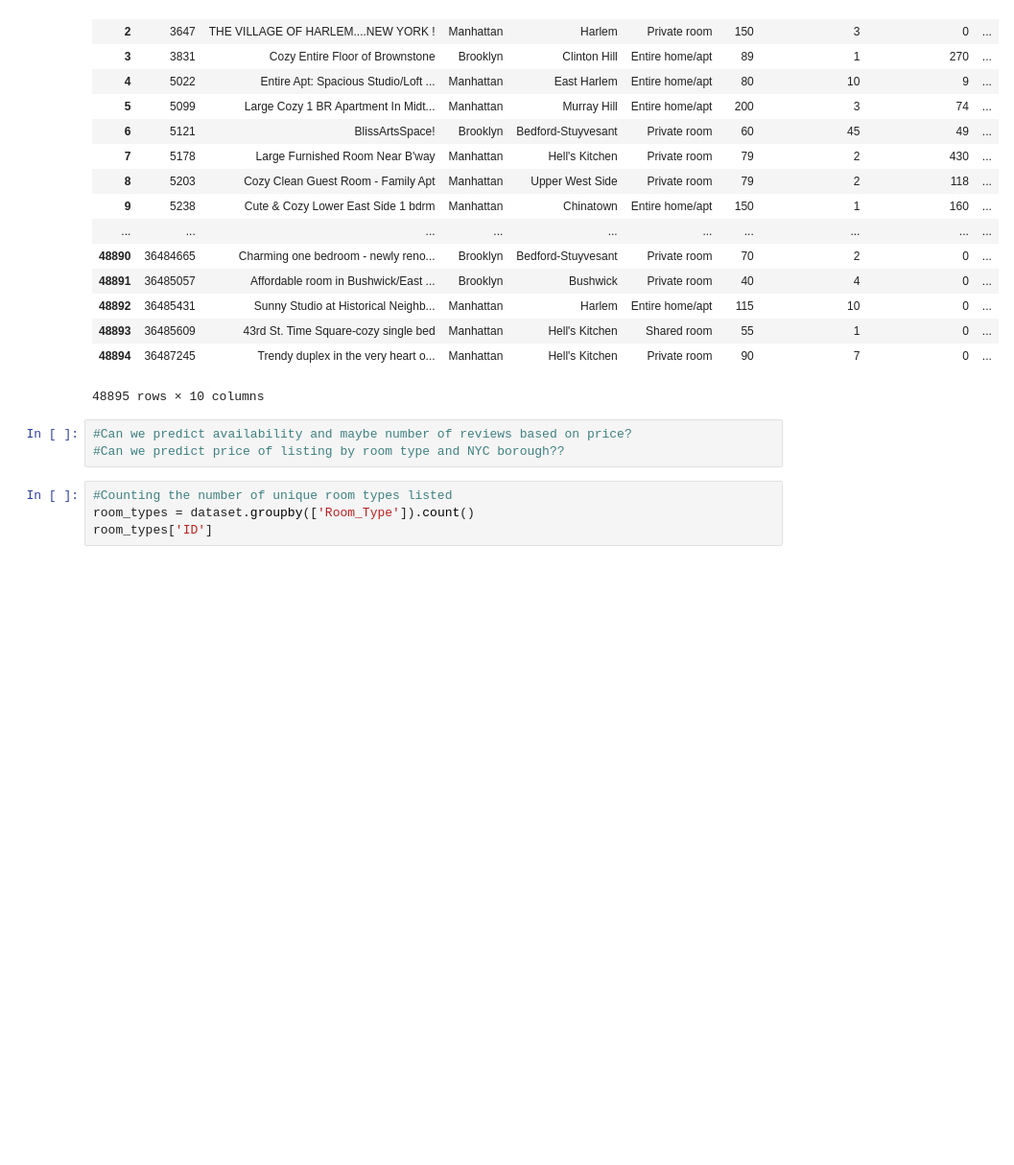
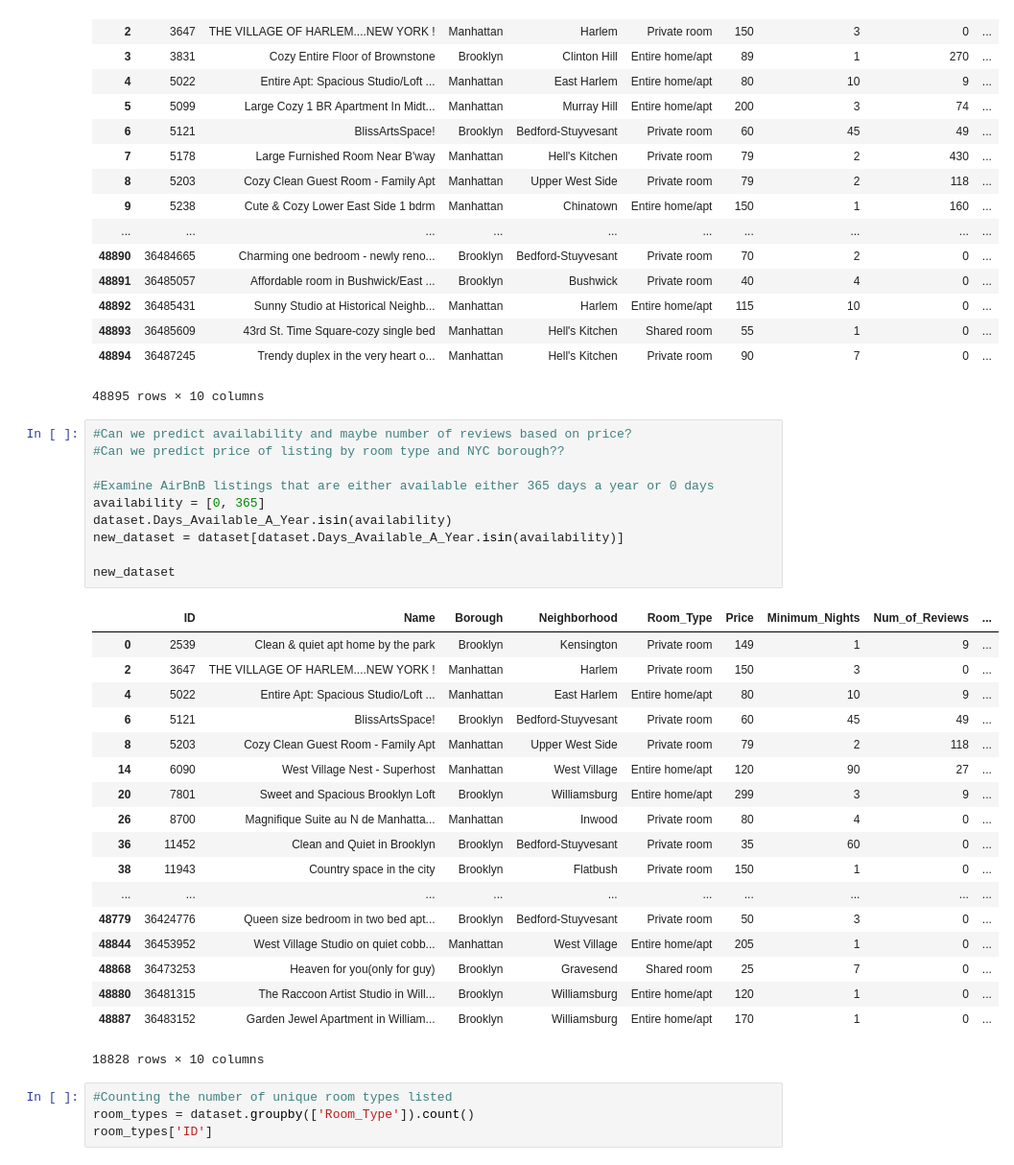
Before and after one commit to irwinmier96/Extra_Side_Projects, a Jupyter notebook: NYC AirBnB/AirBnB_NYC_2019.ipynb, the cells around one changed output. Shown at 96% size. Saved outputs shown, nothing was run; the diff lists cells and outputs as text; blank space fills up the shorter version.

```diff
--- a/NYC AirBnB/AirBnB_NYC_2019.ipynb
+++ b/NYC AirBnB/AirBnB_NYC_2019.ipynb
@@ -41,6 +41,32 @@ dataset
 # %%
 #Can we predict availability and maybe number of reviews based on price?
 #Can we predict price of listing by room type and NYC borough??
+
+#Examine AirBnB listings that are either available either 365 days a year or 0 days
+availability = [0, 365]
+dataset.Days_Available_A_Year.isin(availability)
+new_dataset = dataset[dataset.Days_Available_A_Year.isin(availability)]
+
+new_dataset
+# %% [output]
+|  | ID | Name | Borough | Neighborhood | Room_Type | Price | Minimum_Nights | Num_of_Reviews | ... |
+| 0 | 2539 | Clean & quiet apt home by the park | Brooklyn | Kensington | Private room | 149 | 1 | 9 | ... |
+| 2 | 3647 | THE VILLAGE OF HARLEM....NEW YORK ! | Manhattan | Harlem | Private room | 150 | 3 | 0 | ... |
+| 4 | 5022 | Entire Apt: Spacious Studio/Loft ... | Manhattan | East Harlem | Entire home/apt | 80 | 10 | 9 | ... |
+| 6 | 5121 | BlissArtsSpace! | Brooklyn | Bedford-Stuyvesant | Private room | 60 | 45 | 49 | ... |
+| 8 | 5203 | Cozy Clean Guest Room - Family Apt | Manhattan | Upper West Side | Private room | 79 | 2 | 118 | ... |
+| 14 | 6090 | West Village Nest - Superhost | Manhattan | West Village | Entire home/apt | 120 | 90 | 27 | ... |
+| 20 | 7801 | Sweet and Spacious Brooklyn Loft | Brooklyn | Williamsburg | Entire home/apt | 299 | 3 | 9 | ... |
+| 26 | 8700 | Magnifique Suite au N de Manhatta... | Manhattan | Inwood | Private room | 80 | 4 | 0 | ... |
+| 36 | 11452 | Clean and Quiet in Brooklyn | Brooklyn | Bedford-Stuyvesant | Private room | 35 | 60 | 0 | ... |
+| 38 | 11943 | Country space in the city | Brooklyn | Flatbush | Private room | 150 | 1 | 0 | ... |
+| ... | ... | ... | ... | ... | ... | ... | ... | ... | ... |
+| 48779 | 36424776 | Queen size bedroom in two bed apt... | Brooklyn | Bedford-Stuyvesant | Private room | 50 | 3 | 0 | ... |
+| 48844 | 36453952 | West Village Studio on quiet cobb... | Manhattan | West Village | Entire home/apt | 205 | 1 | 0 | ... |
+| 48868 | 36473253 | Heaven for you(only for guy) | Brooklyn | Gravesend | Shared room | 25 | 7 | 0 | ... |
+| 48880 | 36481315 | The Raccoon Artist Studio in Will... | Brooklyn | Williamsburg | Entire home/apt | 120 | 1 | 0 | ... |
+| 48887 | 36483152 | Garden Jewel Apartment in William... | Brooklyn | Williamsburg | Entire home/apt | 170 | 1 | 0 | ... |
+18828 rows × 10 columns
 # %%
 #Counting the number of unique room types listed
 room_types = dataset.groupby(['Room_Type']).count()
```
Also changed, not shown: parts of 4 cells of this notebook, 2 other files.
